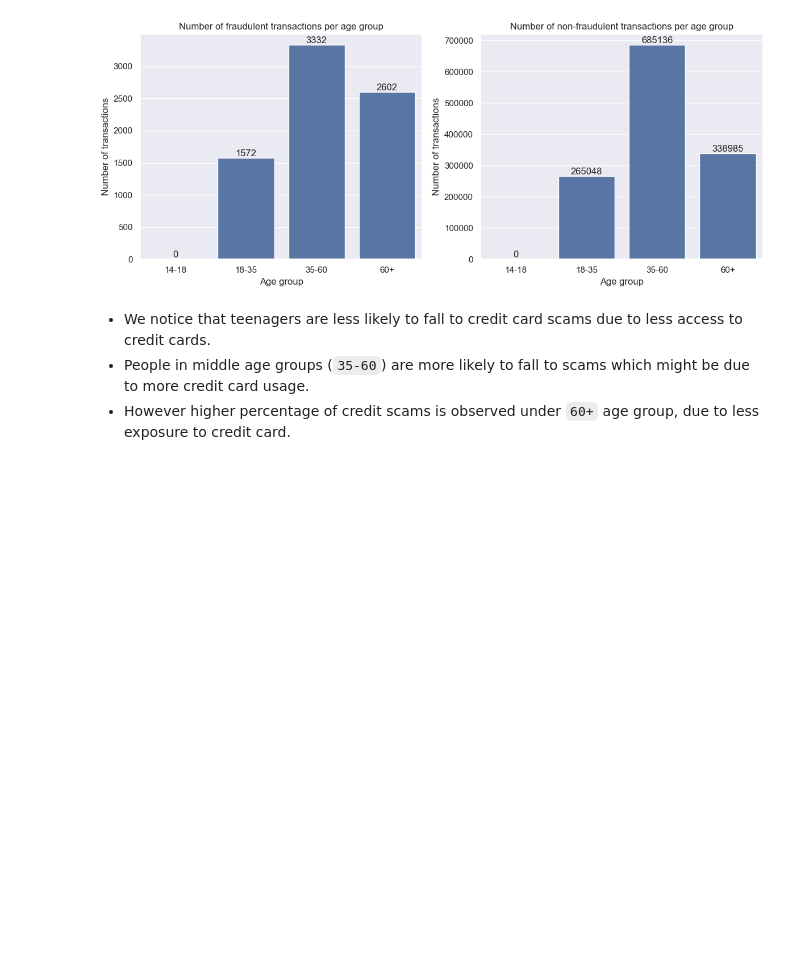
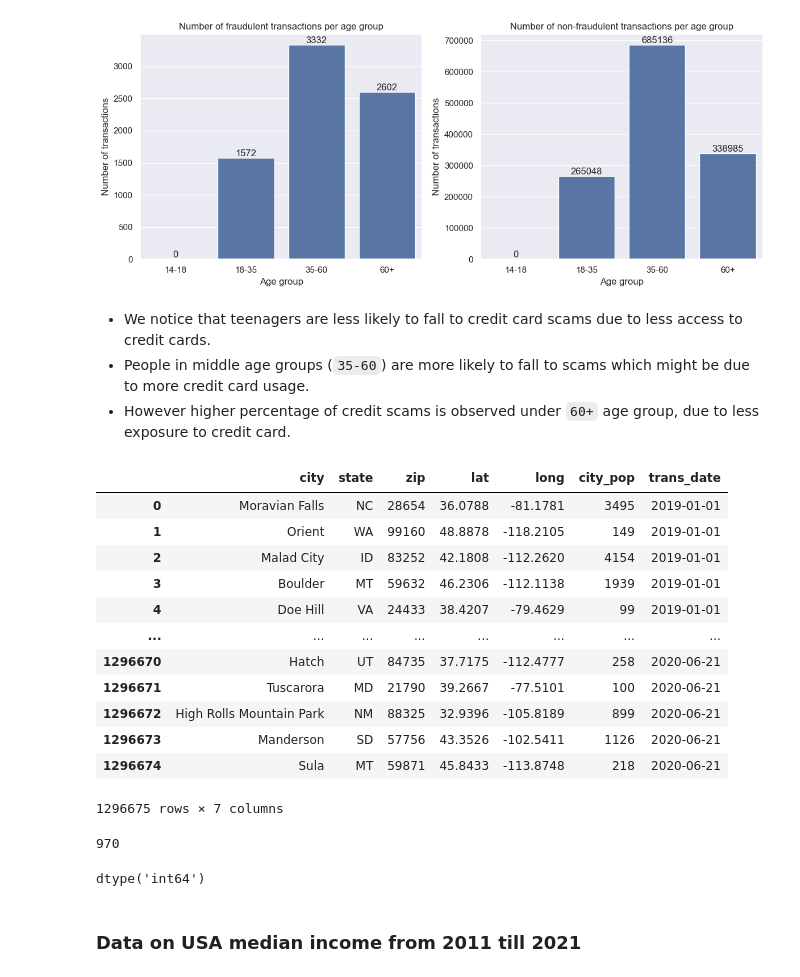
Before and after one commit to KeshavElangoDS/Independent-Study-Fall-2024, a Jupyter notebook: notebooks/DataAnalysis_FraudDetection.ipynb, the cells around one changed output. Drawn from its saved outputs; the diff is of its cells as text; code cells hidden in the pictures; blank space fills up the shorter version.

```diff
--- a/notebooks/DataAnalysis_FraudDetection.ipynb
+++ b/notebooks/DataAnalysis_FraudDetection.ipynb
@@ -484,3 +489,29 @@ plt.tight_layout()
 - We notice that teenagers are less likely to fall to credit card scams due to less access to credit cards.
 - People in middle age groups (`35-60`) are more likely to fall to scams which might be due to more credit card usage.
 - However higher percentage of credit scams is observed under `60+` age group, due to less exposure to credit card.
+# %%
+fraud_train_df[['city', 'state', 'zip', 'lat', 'long', 'city_pop','trans_date']]
+# %% [output]
+|  | city | state | zip | lat | long | city_pop | trans_date |
+| 0 | Moravian Falls | NC | 28654 | 36.0788 | -81.1781 | 3495 | 2019-01-01 |
+| 1 | Orient | WA | 99160 | 48.8878 | -118.2105 | 149 | 2019-01-01 |
+| 2 | Malad City | ID | 83252 | 42.1808 | -112.2620 | 4154 | 2019-01-01 |
+| 3 | Boulder | MT | 59632 | 46.2306 | -112.1138 | 1939 | 2019-01-01 |
+| 4 | Doe Hill | VA | 24433 | 38.4207 | -79.4629 | 99 | 2019-01-01 |
+| ... | ... | ... | ... | ... | ... | ... | ... |
+| 1296670 | Hatch | UT | 84735 | 37.7175 | -112.4777 | 258 | 2020-06-21 |
+| 1296671 | Tuscarora | MD | 21790 | 39.2667 | -77.5101 | 100 | 2020-06-21 |
+| 1296672 | High Rolls Mountain Park | NM | 88325 | 32.9396 | -105.8189 | 899 | 2020-06-21 |
+| 1296673 | Manderson | SD | 57756 | 43.3526 | -102.5411 | 1126 | 2020-06-21 |
+| 1296674 | Sula | MT | 59871 | 45.8433 | -113.8748 | 218 | 2020-06-21 |
+1296675 rows × 7 columns
+# %%
+len(fraud_train_df['zip'].unique())
+# %% [output]
+970
+# %%
+fraud_train_df['zip'].dtype
+# %% [output]
+dtype('int64')
+# %% [markdown]
+### Data on USA median income from 2011 till 2021
```
Also changed, not shown: parts of 33 cells of this notebook, 2 other files.
